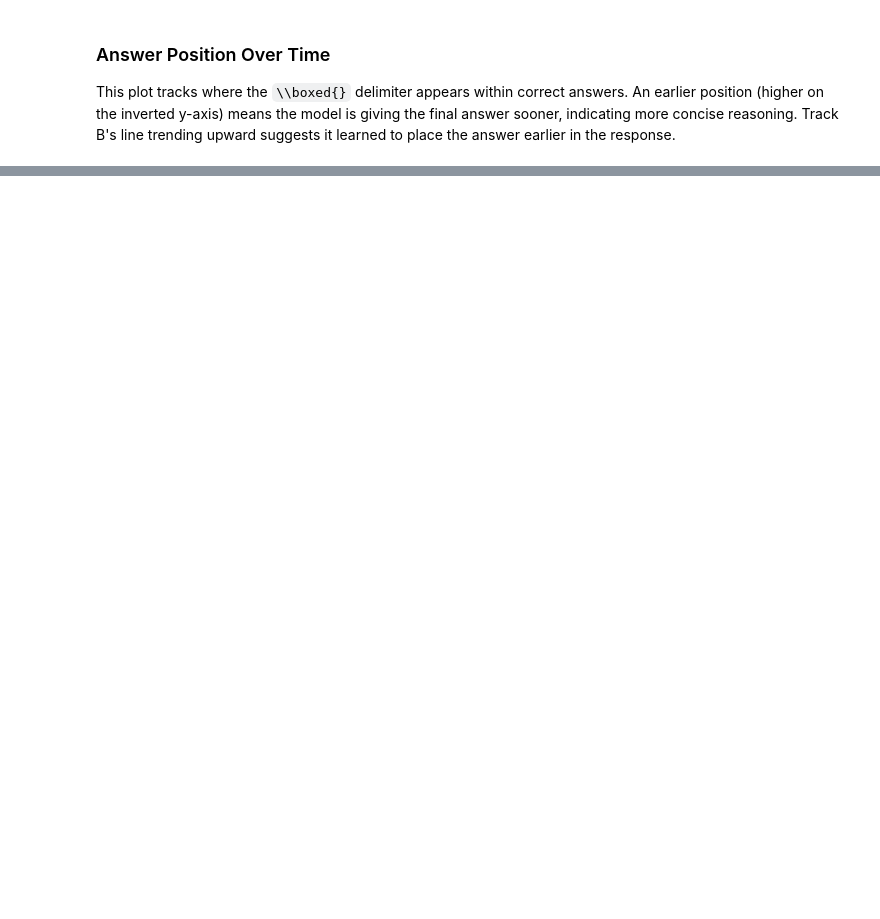
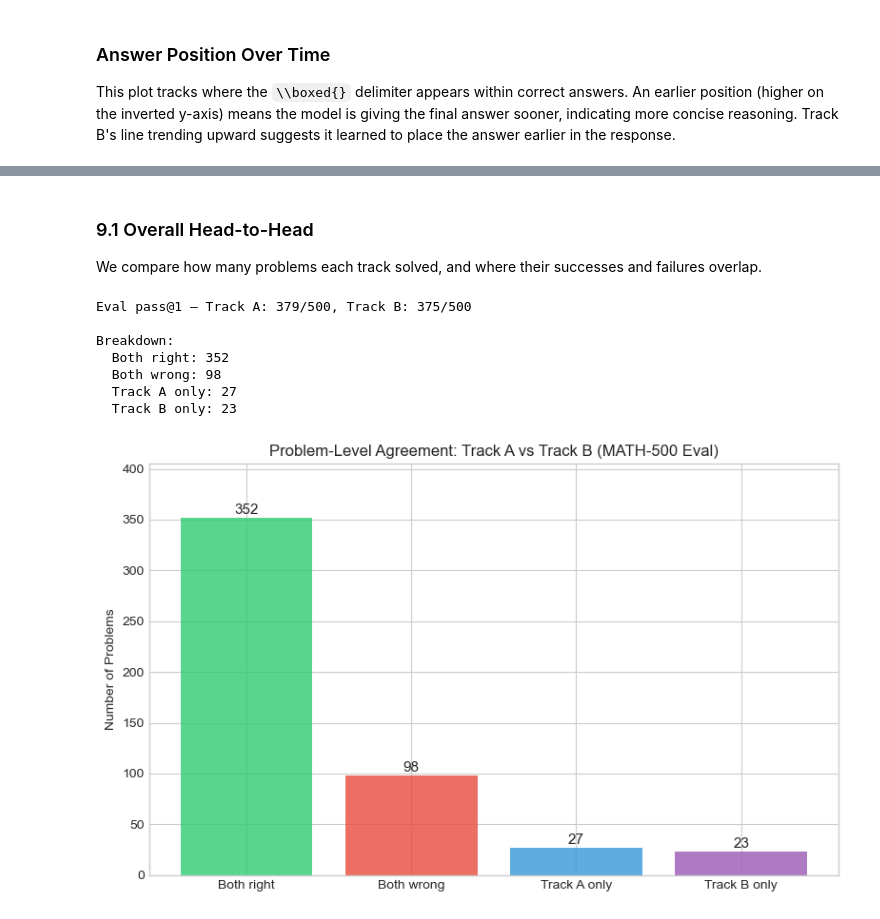
Before and after one commit to cfw20/cs224r-project-e3, a Jupyter notebook: notebooks/rlad_analysis_hendrycks.ipynb, the cells around one changed output, grey strips where cells are left out. Saved outputs shown, nothing was run; the diff lists cells and outputs as text; code cells hidden in the pictures; blank space fills up the shorter version.

```diff
--- a/notebooks/rlad_analysis_hendrycks.ipynb
+++ b/notebooks/rlad_analysis_hendrycks.ipynb
@@ -1549,0 +1573,45 @@ track  step  hash_position
+# %% [markdown]
+### 9.1 Overall Head-to-Head
+
+We compare how many problems each track solved, and where their successes and failures overlap.
+# %%
+# Confusion-style breakdown
+both_right = merged['track_a_correct'] & merged['track_b_correct']
+both_wrong = ~merged['track_a_correct'] & ~merged['track_b_correct']
+a_only = merged['track_a_correct'] & ~merged['track_b_correct']
+b_only = ~merged['track_a_correct'] & merged['track_b_correct']
+
+summary = {
+    'Both right': both_right.sum(),
+    'Both wrong': both_wrong.sum(),
+    'Track A only': a_only.sum(),
+    'Track B only': b_only.sum(),
+}
+print(f'Eval pass@1 — Track A: {merged["track_a_correct"].sum()}/500, Track B: {merged["track_b_correct"].sum()}/500')
+print(f'\nBreakdown:')
+for k, v in summary.items():
+    print(f'  {k}: {v}')
+
+# Bar chart
+fig, ax = plt.subplots(figsize=(8, 5))
+colors = ['#2ecc71', '#e74c3c', '#3498db', '#9b59b6']
+bars = ax.bar(summary.keys(), summary.values(), color=colors, alpha=0.8)
+ax.set_ylabel('Number of Problems')
+ax.set_title('Problem-Level Agreement: Track A vs Track B (MATH-500 Eval)')
+ax.set_ylim(0, max(summary.values()) * 1.15)
+for bar in bars:
+    height = bar.get_height()
+    ax.annotate(f'{int(height)}', xy=(bar.get_x() + bar.get_width()/2, height),
+                xytext=(0, 3), textcoords="offset points", ha='center', fontsize=11)
+plt.tight_layout()
+plt.savefig('eval_agreement_breakdown.png', dpi=150, bbox_inches='tight')
+plt.show()
+# %% [output]
+Eval pass@1 — Track A: 379/500, Track B: 375/500
+
+Breakdown:
+  Both right: 352
+  Both wrong: 98
+  Track A only: 27
+  Track B only: 23
+[figure, added]
```
Also changed, not shown: parts of 19 cells of this notebook, 8 other files.
